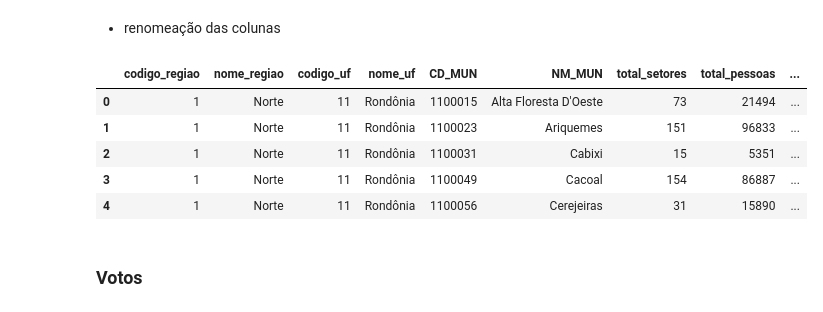
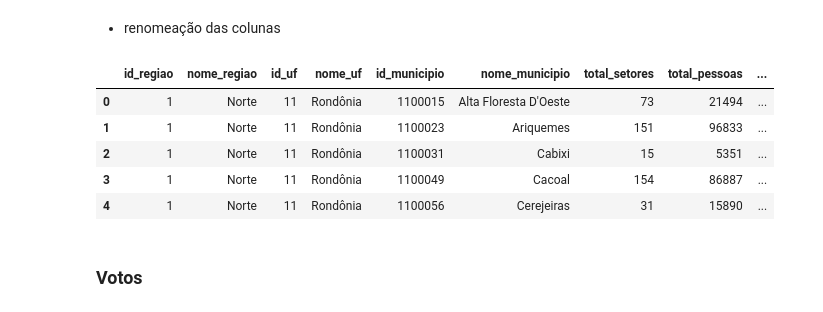
Before and after one commit to JoaoLucas23/BDG, a Jupyter notebook: tratamento_de_dados.ipynb, the cells around one changed output. Cells and saved outputs as stored; diff of their text form; code cells hidden in the pictures.

```diff
--- a/tratamento_de_dados.ipynb
+++ b/tratamento_de_dados.ipynb
@@ -247,27 +250,27 @@ df_idh.head(5)
 # %%
 # Criar um dicionário de mapeamento a partir do df_dicionario
 mapping = {
-    'CD_REGIAO': 'codigo_regiao',
+    'CD_REGIAO': 'id_regiao',
     'NM_REGIAO': 'nome_regiao',
-    'CD_UF': 'codigo_uf',
+    'CD_UF': 'id_uf',
     'NM_UF': 'nome_uf',
-    'CD_MUNICIPIO': 'codigo_municipio',
-    'NM_MUNICIPIO': 'nome_municipio',
+    'CD_MUN': 'id_municipio',
+    'NM_MUN': 'nome_municipio',
     'Total_setores': 'total_setores',
     'v0001': 'total_pessoas',
     'v0002': 'total_domicilios',
     'v0003': 'total_domicilios_particulares',
     'v0004': 'total_domicilios_coletivos',
     'v0005': 'media_moradores_domicilio_particular_ocupado',
     'v0006': 'percentual_domicilios_particulares_ocupados',
     'v0007': 'total_domicilios_particulares_ocupados',
 }
 
 # Renomear as colunas do df_censo
 df_censo = df_censo.rename(columns=mapping)
 df_censo.head(5)
 # %% [output]
-|  | codigo_regiao | nome_regiao | codigo_uf | nome_uf | CD_MUN | NM_MUN | total_setores | total_pessoas | ... |
+|  | id_regiao | nome_regiao | id_uf | nome_uf | id_municipio | nome_municipio | total_setores | total_pessoas | ... |
 | 0 | 1 | Norte | 11 | Rondônia | 1100015 | Alta Floresta D'Oeste | 73 | 21494 | ... |
 | 1 | 1 | Norte | 11 | Rondônia | 1100023 | Ariquemes | 151 | 96833 | ... |
 | 2 | 1 | Norte | 11 | Rondônia | 1100031 | Cabixi | 15 | 5351 | ... |
```
Also changed, not shown: parts of 12 cells of this notebook, 43 other files.
